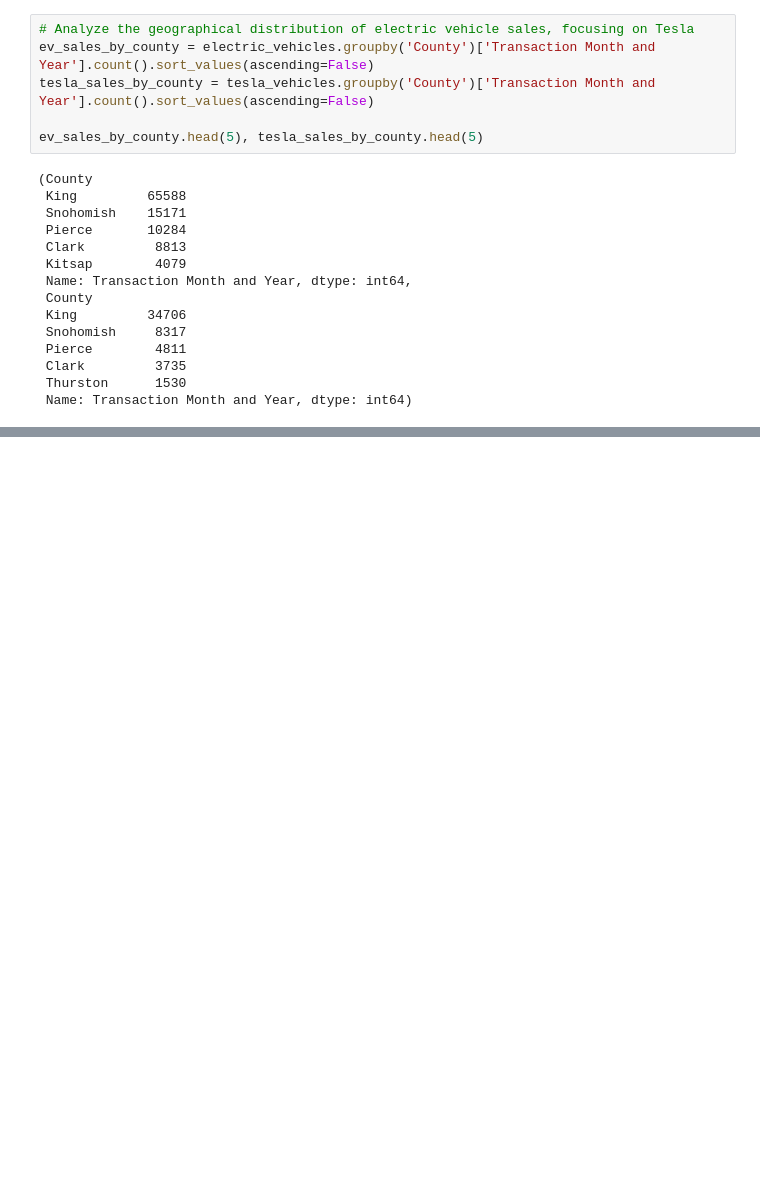
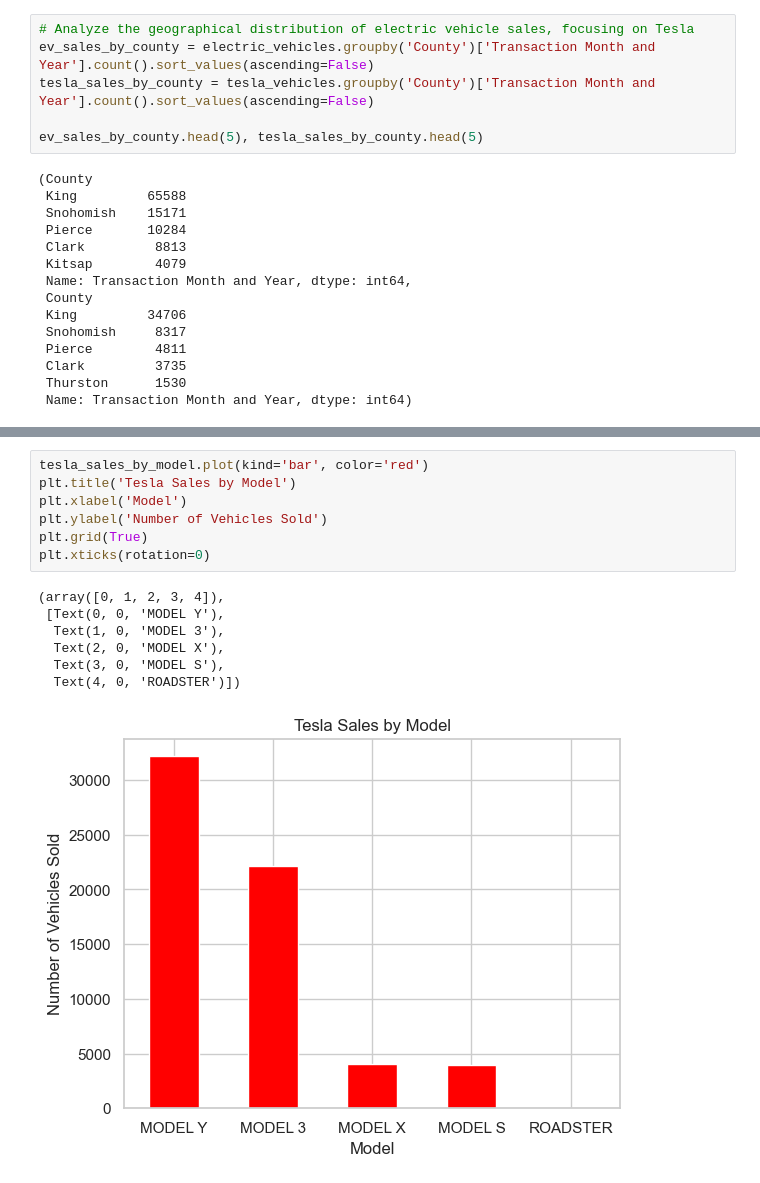
Before and after one commit to mouwumou/DSAN5300-Group-Project, a Jupyter notebook: notebooks/DMV_General_cleaning.ipynb, the cells around one changed output, grey strips where cells are left out. Drawn from its saved outputs; the diff is of its cells as text; blank space fills up the shorter version.

```diff
--- a/notebooks/DMV_General_cleaning.ipynb
+++ b/notebooks/DMV_General_cleaning.ipynb
@@ -228,0 +230,15 @@ plt.show()
+# %%
+tesla_sales_by_model.plot(kind='bar', color='red')
+plt.title('Tesla Sales by Model')
+plt.xlabel('Model')
+plt.ylabel('Number of Vehicles Sold')
+plt.grid(True)
+plt.xticks(rotation=0)
+# %% [output]
+(array([0, 1, 2, 3, 4]),
+ [Text(0, 0, 'MODEL Y'),
+  Text(1, 0, 'MODEL 3'),
+  Text(2, 0, 'MODEL X'),
+  Text(3, 0, 'MODEL S'),
+  Text(4, 0, 'ROADSTER')])
+[figure, added]
```
Also changed, not shown: parts of 19 cells of this notebook.
